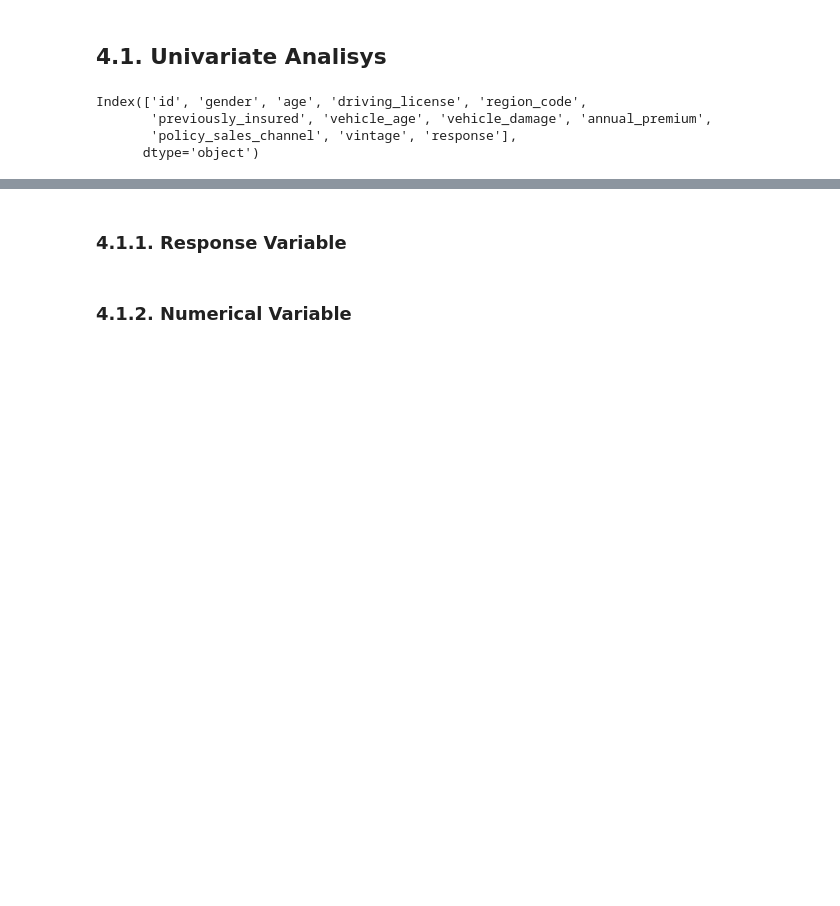
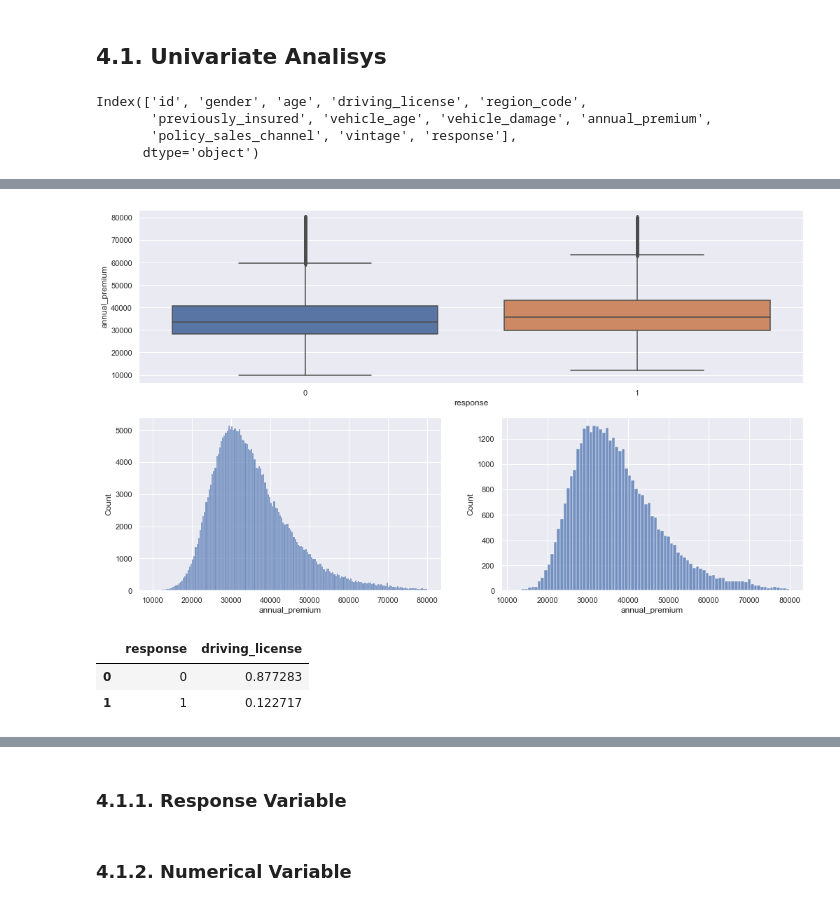
Before and after one commit to ThiagoBorgesLima/health_insurance, a Jupyter notebook: notebooks/mdfl_health_insurance_cross_sell.ipynb, the cells around one changed output, grey strips where cells are left out. Drawn from its saved outputs; the diff is of its cells as text; code cells hidden in the pictures; blank space fills up the shorter version.

```diff
--- a/notebooks/mdfl_health_insurance_cross_sell.ipynb
+++ b/notebooks/mdfl_health_insurance_cross_sell.ipynb
@@ -172,0 +187,15 @@ Index(['id', 'gender', 'age', 'driving_license', 'region_code',
+# %%
+#annual_premium
+aux0 = df4[ ( df4['annual_premium'] > 10000 ) & ( df4['annual_premium'] < 80000 ) ]
+plt.subplot( 2, 1, 1)
+sns.boxplot( x='response', y='annual_premium', data=aux0)
+
+plt.subplot( 2, 2, 3)
+aux1 = aux.loc[aux['response'] == 0, 'annual_premium']
+sns.histplot( aux1 )
+
+plt.subplot( 2, 2, 4)
+aux2= aux.loc[aux['response'] == 1, 'annual_premium']
+sns.histplot( aux2 );
+# %% [output]
+[figure, added]
@@ -172,0 +208,6 @@ Index(['id', 'gender', 'age', 'driving_license', 'region_code',
+# %%
+aux
+# %% [output]
+|  | response | driving_license |
+| 0 | 0 | 0.877283 |
+| 1 | 1 | 0.122717 |
```
Also changed, not shown: parts of 14 cells of this notebook.
